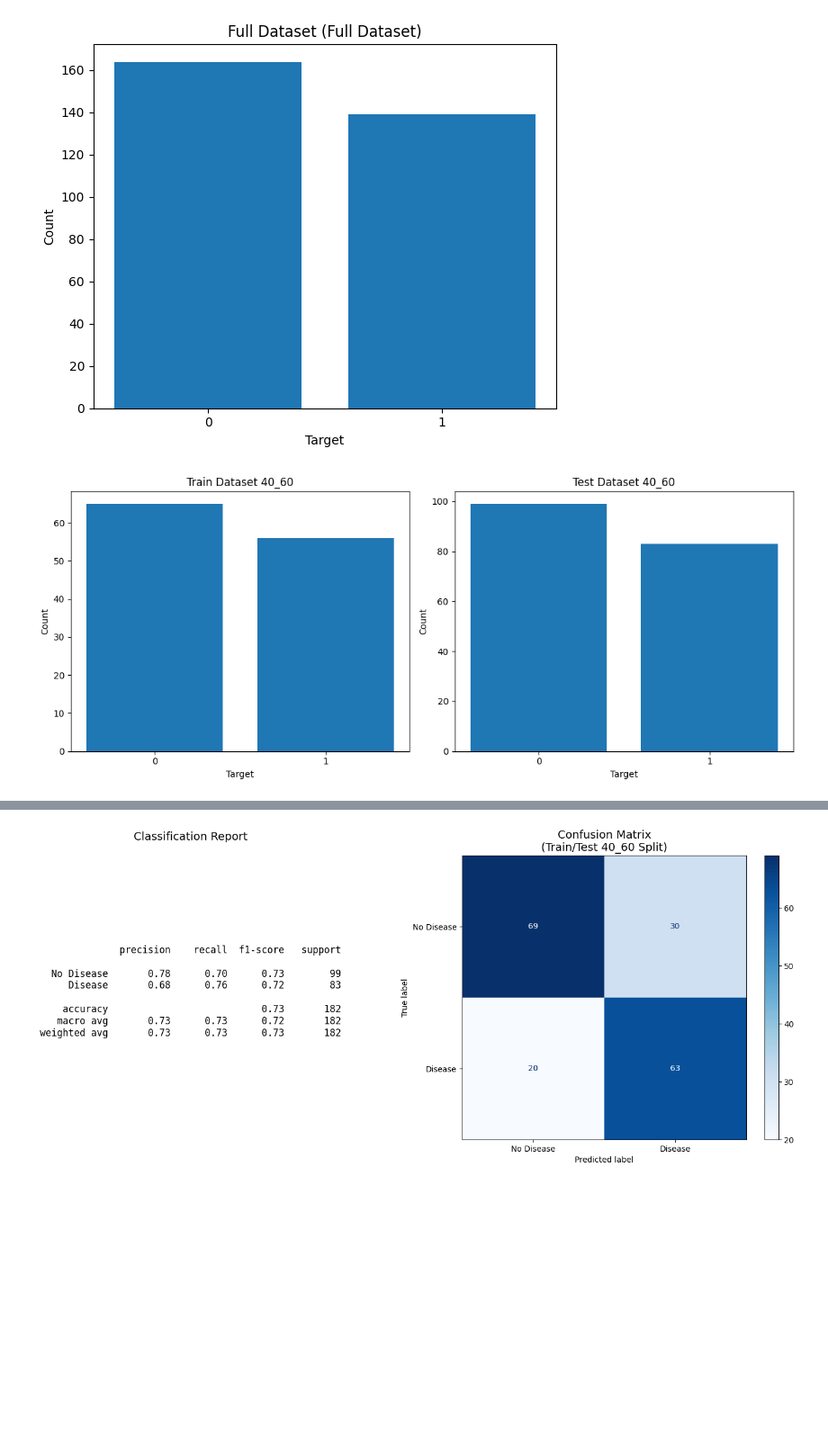
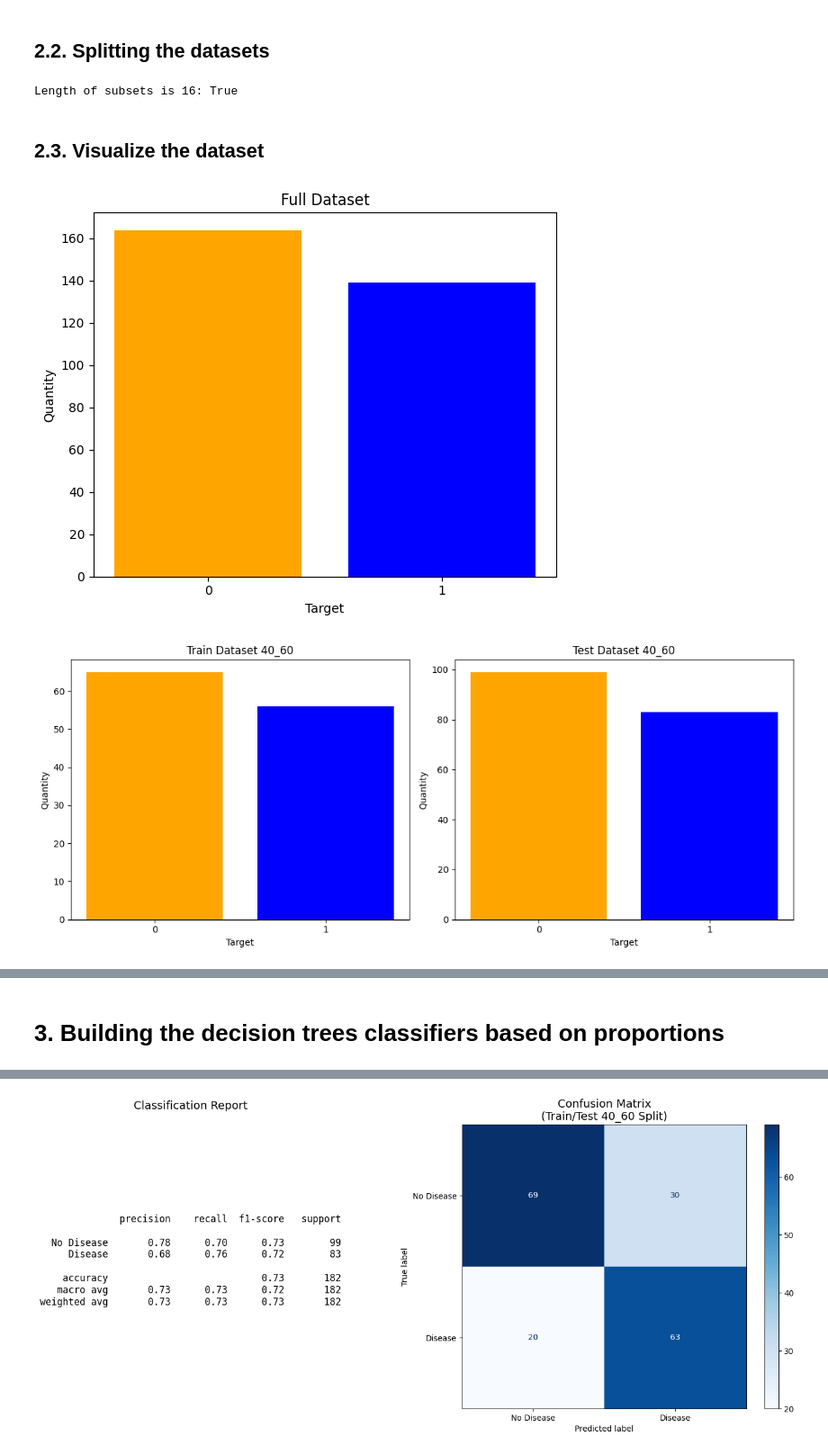
Before and after one commit to lazymingg/introAi-decision-tree, a Jupyter notebook: heart_disease.ipynb, the cells around one changed output, grey strips where cells are left out. Shown at 90% size. Drawn from its saved outputs; the diff is of its cells as text; code cells hidden in the pictures; blank space fills up the shorter version.

```diff
--- a/heart_disease.ipynb
+++ b/heart_disease.ipynb
@@ -34,3 +122,5 @@ df["thal"] = df["thal"].fillna(df["thal"].mode()[0])
+# %% [markdown]
+## **2.2. Splitting the datasets**
 # %%
 # drop bỏ cái cột target
 X = df.drop("target", axis=1)
@@ -46,9 +136,9 @@ for ratio in split_ratios:
     X_train, X_test, y_train, y_test = train_test_split(
         X, y,
         test_size=1-ratio,
-        shuffle=True,
         stratify=y,
-        random_state=42
+        random_state=42,
+        shuffle=True
     )
     # lưu dữ liệu vào data set
     # ví dụ  0.4_0.6 là tỉ lệ 40% train và 60% test
@@ -58,10 +148,19 @@ for ratio in split_ratios:
     datasets[f"label_train_{key}"] = y_train
     datasets[f"feature_test_{key}"] = X_test
     datasets[f"label_test_{key}"] = y_test
+
+print("Length of subsets is 16:", len(datasets) == 16)
+# %% [output]
+Length of subsets is 16: True
+# %% [markdown]
+## **2.3. Visualize the dataset**
 # %%
 import matplotlib.pyplot as plt
 
 def plot_distribution(y_train, y_test, title_train, title_test):
+
+    colors = ['orange', 'blue']
+
     if y_train.equals(y_test):
         # If y_train and y_test are identical, plot only one graph
         fig, ax = plt.subplots(1, 1, figsize=(6, 5))
@@ -70,10 +169,10 @@ def plot_distribution(y_train, y_test, title_train, title_test):
         labels = counts.index
         values = counts.values
 
-        ax.bar(labels, values)
-        ax.set_title(f"{title_train} (Full Dataset)")
+        ax.bar(labels, values, color = colors)
+        ax.set_title(f"{title_train}")
         ax.set_xlabel("Target")
-        ax.set_ylabel("Count")
+        ax.set_ylabel("Quantity")
         ax.set_xticks(labels)
 
     else:
@@ -84,37 +183,37 @@ def plot_distribution(y_train, y_test, title_train, title_test):
         counts_train = y_train.value_counts().sort_index()
         labels_train = counts_train.index
         values_train = counts_train.values
-        axes[0].bar(labels_train, values_train)
+        axes[0].bar(labels_train, values_train, color=colors)
         axes[0].set_title(title_train)
         axes[0].set_xlabel("Target")
-        axes[0].set_ylabel("Count")
+        axes[0].set_ylabel("Quantity")
         axes[0].set_xticks(labels_train)
 
         # Plot for the test set
         counts_test = y_test.value_counts().sort_index()
         labels_test = counts_test.index
         values_test = counts_test.values
-        axes[1].bar(labels_test, values_test)
+        axes[1].bar(labels_test, values_test, color=colors)
         axes[1].set_title(title_test)
         axes[1].set_xlabel("Target")
-        axes[1].set_ylabel("Count")
+        axes[1].set_ylabel("Quantity")
         axes[1].set_xticks(labels_test)
 
     plt.tight_layout()
     plt.show()
 
 # Visualize the full dataset (y vs y)
 plot_distribution(y, y, "Full Dataset", "Full Dataset")
 
 # Visualize each train/test split
 for ratio in split_ratios:
     key = f"{int(ratio * 100 + 0.001)}_{int((1 - ratio + 0.001) * 100)}"
     plot_distribution(
         datasets[f"label_train_{key}"],
         datasets[f"label_test_{key}"],
         f"Train Dataset {key}",
         f"Test Dataset {key}"
     )
 # %% [output]
-[figure, old version]
+[figure, new version]
-[figure, old version]
+[figure, new version]
@@ -123,0 +223,2 @@ for ratio in split_ratios:
+# %% [markdown]
+# **3. Building the decision trees classifiers based on proportions**
```
Also changed, not shown: parts of 17 cells of this notebook, 1 other file.
